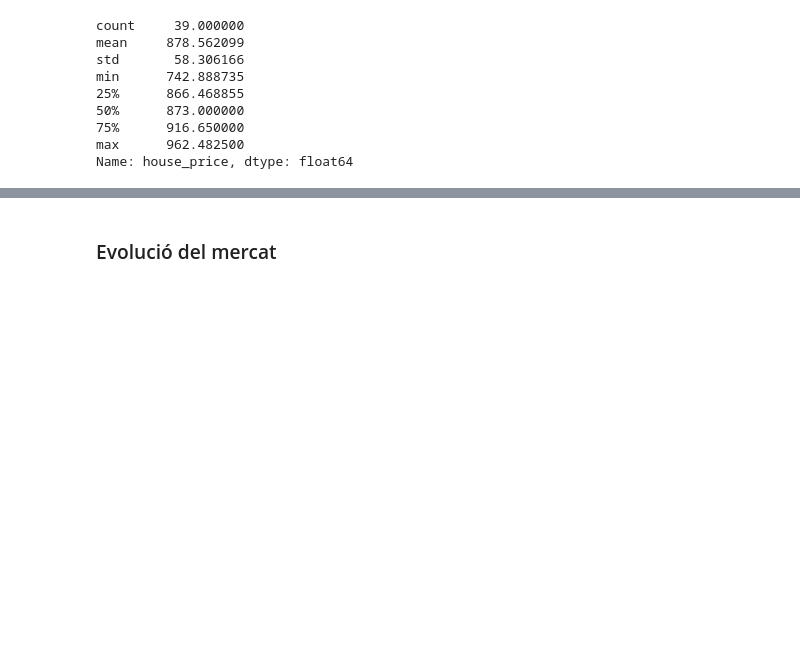
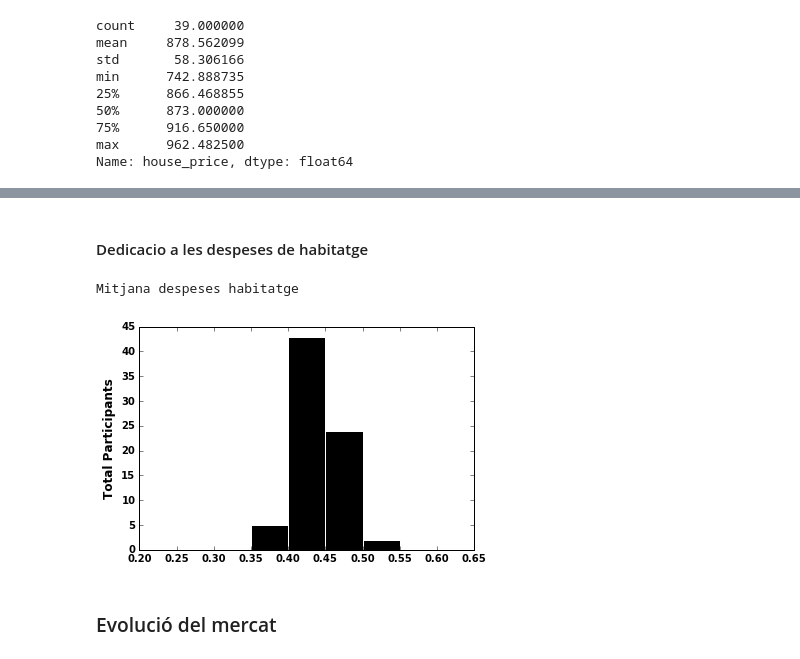
Before and after one commit to jvicens/bibliolab-housing-analysis, a Jupyter notebook: Report Analysis/bibliolab_data_analysis_fortpienc.ipynb, the cells around one changed output, grey strips where cells are left out. Saved outputs shown, nothing was run; the diff lists cells and outputs as text; code cells hidden in the pictures; blank space fills up the shorter version.

```diff
--- a/Report Analysis/bibliolab_data_analysis_fortpienc.ipynb
+++ b/Report Analysis/bibliolab_data_analysis_fortpienc.ipynb
@@ -939,3 +934,27 @@ pd.set_option('display.max_columns', 500)
+# %% [markdown]
+#### Dedicacio a les despeses de habitatge
+# %%
+print 'Mitjana despeses habitatge'
+df_participants_economy['decication'].describe()
+
+fig, ax = plt.subplots()
+df_participants_economy['decication'].hist(bins=[0.25, 0.30, 0.35, 0.40, 0.45, 0.50, 0.55, 0.60, 0.65], color=colors[0], edgecolor = "white")
+min_y = 0
+max_y = 50
+plt.xticks(**ticks_font)
+plt.yticks(**ticks_font)
+plt.xlabel('', **axis_font)
+plt.ylabel('Total Participants', **axis_font)
+plt.grid(False)
+
+plt.savefig('figures/01_dedication_'+text_dataset+'.png', bbox_inches='tight', dpi=300, transparent=True)
+
+
+#plt.title('', **title_font)
+#plt.ylim(min_y, max_y)
+# %% [output]
+Mitjana despeses habitatge
+[figure, added]
 # %% [markdown]
 ### Evolució del mercat
 # %% [markdown]
```
Also changed, not shown: parts of 7 cells of this notebook, 6 other files.
